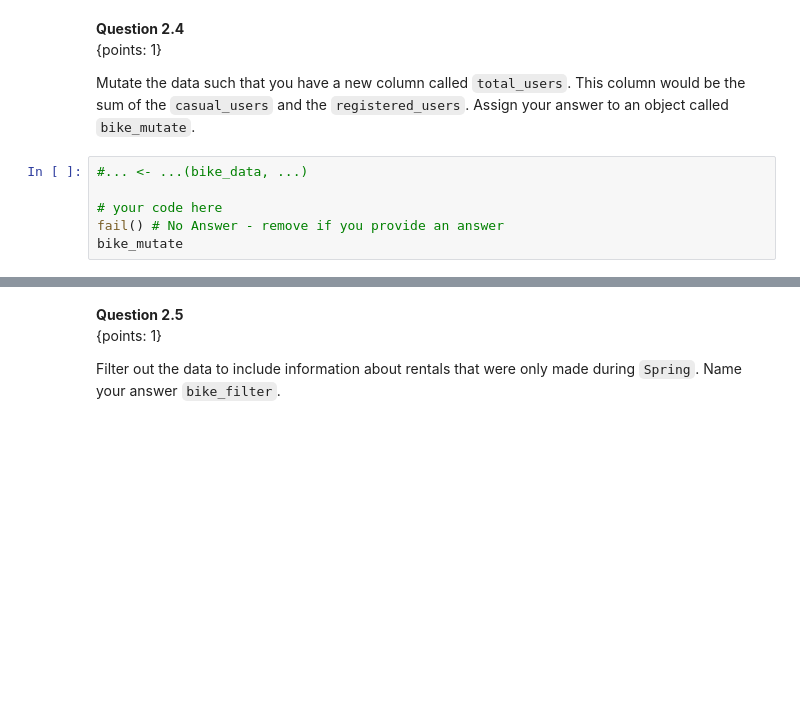
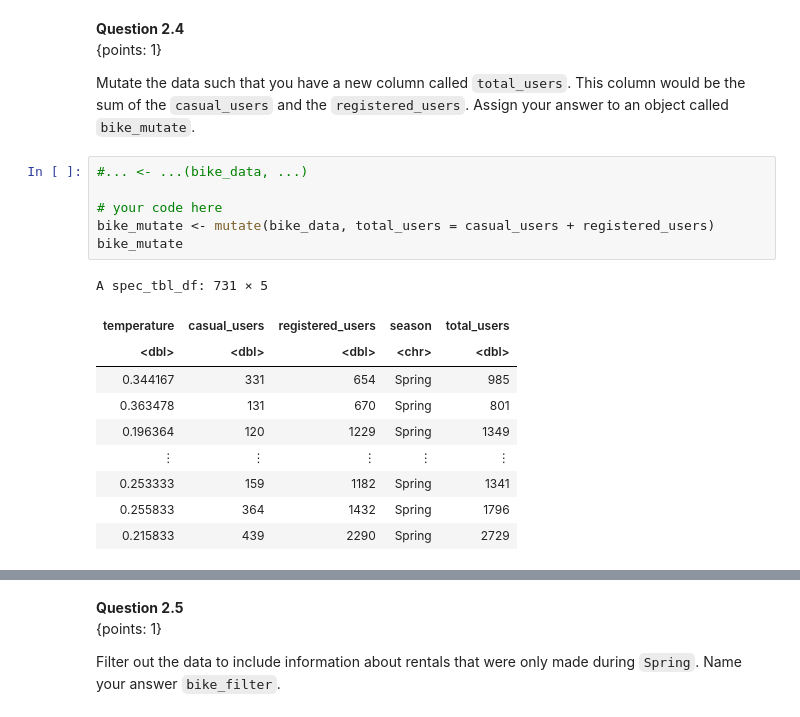
Before and after one commit to kx-chen/dsci, a Jupyter notebook: materials/tutorial_01/tutorial_01.ipynb, the cells around one changed output, grey strips where cells are left out. Saved outputs shown, nothing was run; the diff lists cells and outputs as text; blank space fills up the shorter version.

```diff
--- a/materials/tutorial_01/tutorial_01.ipynb
+++ b/materials/tutorial_01/tutorial_01.ipynb
@@ -436,11 +488,22 @@ test_2.3()
 
 Mutate the data such that you have a new column called `total_users`.
 This column would be the sum of the `casual_users` and the `registered_users`. Assign your answer to an object called `bike_mutate`.
-# %%
-#... <- ...(bike_data, ...)
-
-# your code here
-fail() # No Answer - remove if you provide an answer
-bike_mutate
+# %%
+#... <- ...(bike_data, ...)
+
+# your code here
+bike_mutate <- mutate(bike_data, total_users = casual_users + registered_users)
+bike_mutate
+# %% [output]
+A spec_tbl_df: 731 × 5
+| temperature | casual_users | registered_users | season | total_users |
+| <dbl> | <dbl> | <dbl> | <chr> | <dbl> |
+| 0.344167 | 331 | 654 | Spring | 985 |
+| 0.363478 | 131 | 670 | Spring | 801 |
+| 0.196364 | 120 | 1229 | Spring | 1349 |
+| ⋮ | ⋮ | ⋮ | ⋮ | ⋮ |
+| 0.253333 | 159 | 1182 | Spring | 1341 |
+| 0.255833 | 364 | 1432 | Spring | 1796 |
+| 0.215833 | 439 | 2290 | Spring | 2729 |
 # %%
 test_2.4()
```
Also changed, not shown: parts of 35 cells of this notebook, 1 other file.
